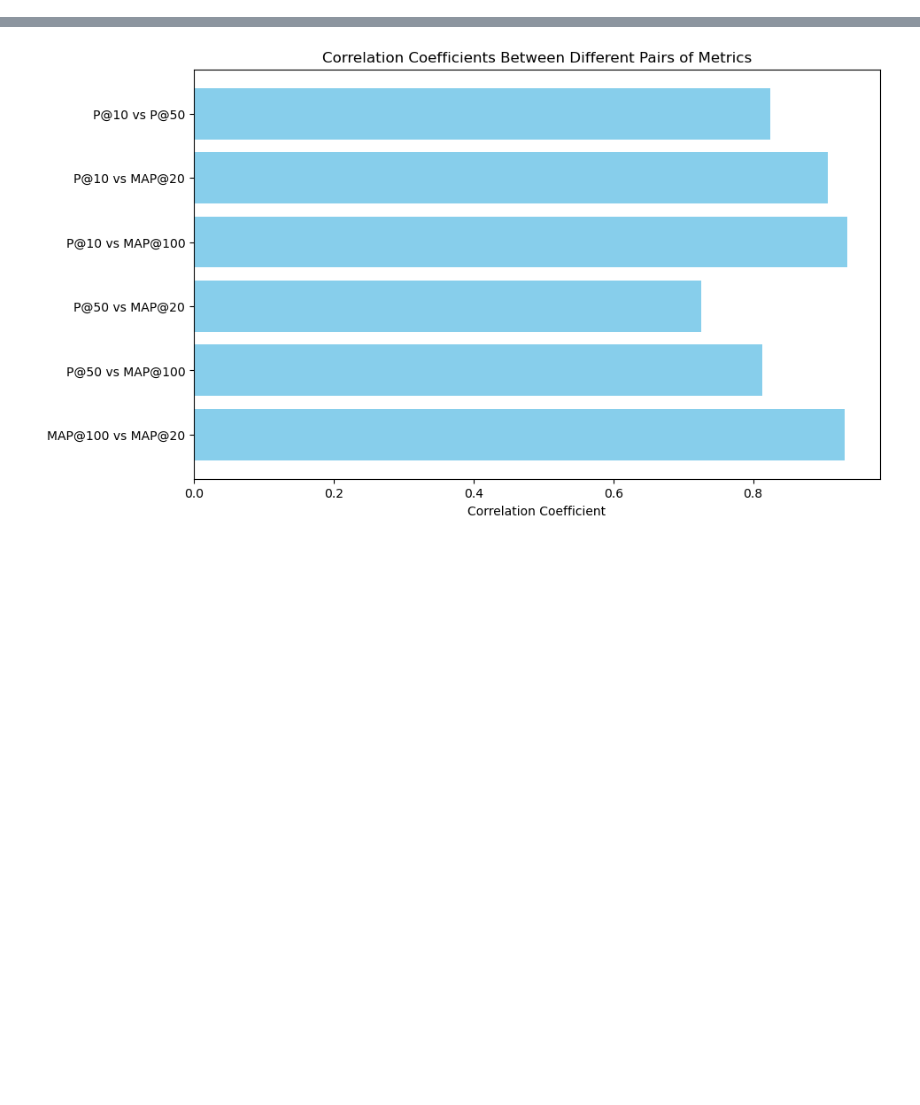
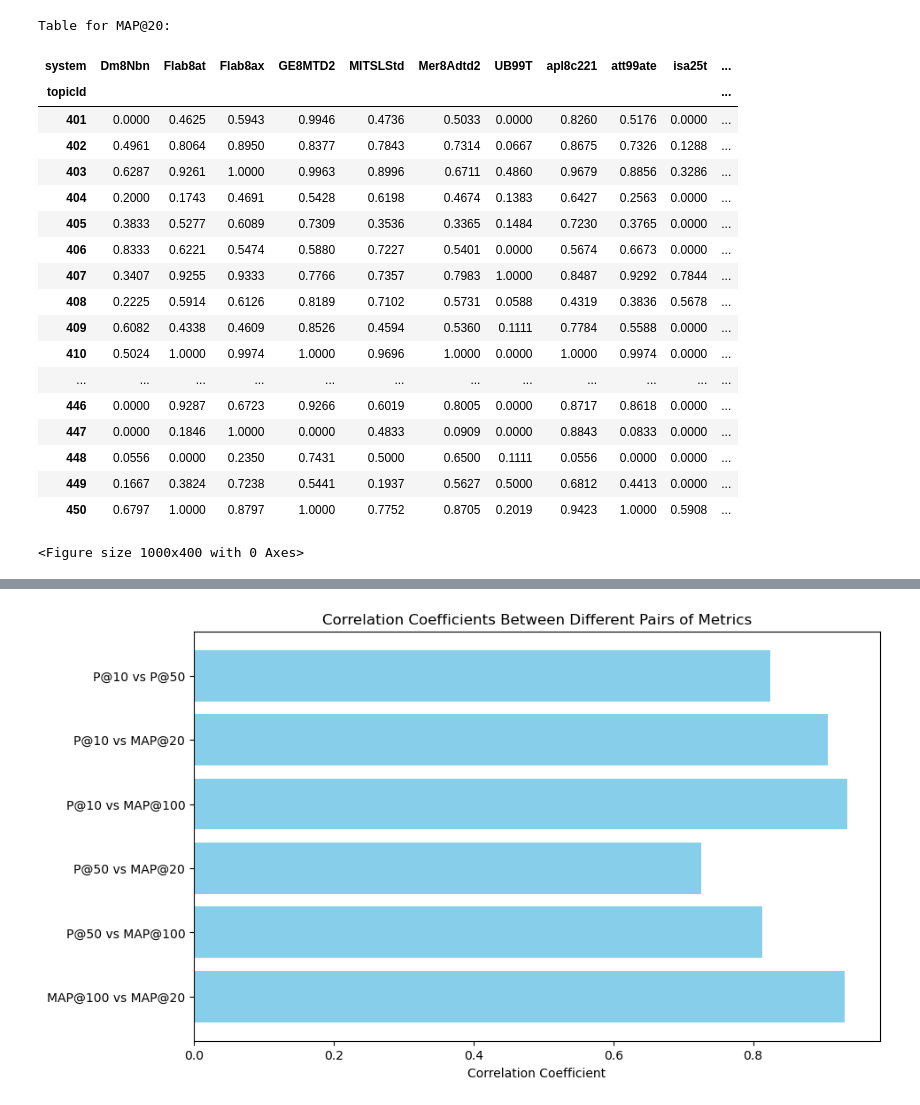
Before and after one commit to wnsyarina/IR, a Jupyter notebook: precisionAndMap.ipynb, the cells around one changed output, grey strips where cells are left out. Cells and saved outputs as stored; diff of their text form; code cells hidden in the pictures; blank space fills up the shorter version.

```diff
--- a/precisionAndMap.ipynb
+++ b/precisionAndMap.ipynb
@@ -190,3 +239,48 @@ topicId
+# %%
+print("\nTable for MAP@20:")
+display(table_format_map20.round(4))
+
+table=table_format_map20.round(4)
+
+# Create a figure and axis
+plt.figure(figsize=(10, 4))  # Example: width = 10, height = 4
+fig, ax = plt.subplots()
+
+# Hide axes for cleaner table appearance
+ax.axis('off')
+
+# Create table and add row labels
+table = ax.table(
+    cellText=table.values,
+    colLabels=table.columns,
+    rowLabels=table.index,
+    loc='center'
+)
+
+# Save the table as an image
+plt.savefig(f"map@20_table.png", bbox_inches='tight', dpi=300)  # Customize filename and format
+plt.close(fig)  # Close the figure to avoid memory leaks
+# %% [output]
+Table for MAP@20:
+| system | Dm8Nbn | Flab8at | Flab8ax | GE8MTD2 | MITSLStd | Mer8Adtd2 | UB99T | apl8c221 | att99ate | isa25t | ... |
+| topicId |  |  |  |  |  |  |  |  |  |  | ... |
+| 401 | 0.0000 | 0.4625 | 0.5943 | 0.9946 | 0.4736 | 0.5033 | 0.0000 | 0.8260 | 0.5176 | 0.0000 | ... |
+| 402 | 0.4961 | 0.8064 | 0.8950 | 0.8377 | 0.7843 | 0.7314 | 0.0667 | 0.8675 | 0.7326 | 0.1288 | ... |
+| 403 | 0.6287 | 0.9261 | 1.0000 | 0.9963 | 0.8996 | 0.6711 | 0.4860 | 0.9679 | 0.8856 | 0.3286 | ... |
+| 404 | 0.2000 | 0.1743 | 0.4691 | 0.5428 | 0.6198 | 0.4674 | 0.1383 | 0.6427 | 0.2563 | 0.0000 | ... |
+| 405 | 0.3833 | 0.5277 | 0.6089 | 0.7309 | 0.3536 | 0.3365 | 0.1484 | 0.7230 | 0.3765 | 0.0000 | ... |
+| 406 | 0.8333 | 0.6221 | 0.5474 | 0.5880 | 0.7227 | 0.5401 | 0.0000 | 0.5674 | 0.6673 | 0.0000 | ... |
+| 407 | 0.3407 | 0.9255 | 0.9333 | 0.7766 | 0.7357 | 0.7983 | 1.0000 | 0.8487 | 0.9292 | 0.7844 | ... |
+| 408 | 0.2225 | 0.5914 | 0.6126 | 0.8189 | 0.7102 | 0.5731 | 0.0588 | 0.4319 | 0.3836 | 0.5678 | ... |
+| 409 | 0.6082 | 0.4338 | 0.4609 | 0.8526 | 0.4594 | 0.5360 | 0.1111 | 0.7784 | 0.5588 | 0.0000 | ... |
+| 410 | 0.5024 | 1.0000 | 0.9974 | 1.0000 | 0.9696 | 1.0000 | 0.0000 | 1.0000 | 0.9974 | 0.0000 | ... |
+| ... | ... | ... | ... | ... | ... | ... | ... | ... | ... | ... | ... |
+| 446 | 0.0000 | 0.9287 | 0.6723 | 0.9266 | 0.6019 | 0.8005 | 0.0000 | 0.8717 | 0.8618 | 0.0000 | ... |
+| 447 | 0.0000 | 0.1846 | 1.0000 | 0.0000 | 0.4833 | 0.0909 | 0.0000 | 0.8843 | 0.0833 | 0.0000 | ... |
+| 448 | 0.0556 | 0.0000 | 0.2350 | 0.7431 | 0.5000 | 0.6500 | 0.1111 | 0.0556 | 0.0000 | 0.0000 | ... |
+| 449 | 0.1667 | 0.3824 | 0.7238 | 0.5441 | 0.1937 | 0.5627 | 0.5000 | 0.6812 | 0.4413 | 0.0000 | ... |
+| 450 | 0.6797 | 1.0000 | 0.8797 | 1.0000 | 0.7752 | 0.8705 | 0.2019 | 0.9423 | 1.0000 | 0.5908 | ... |
+<Figure size 1000x400 with 0 Axes>
 # %%
 import os
 import pandas as pd
```
Also changed, not shown: parts of 10 cells of this notebook, 4 other files.
